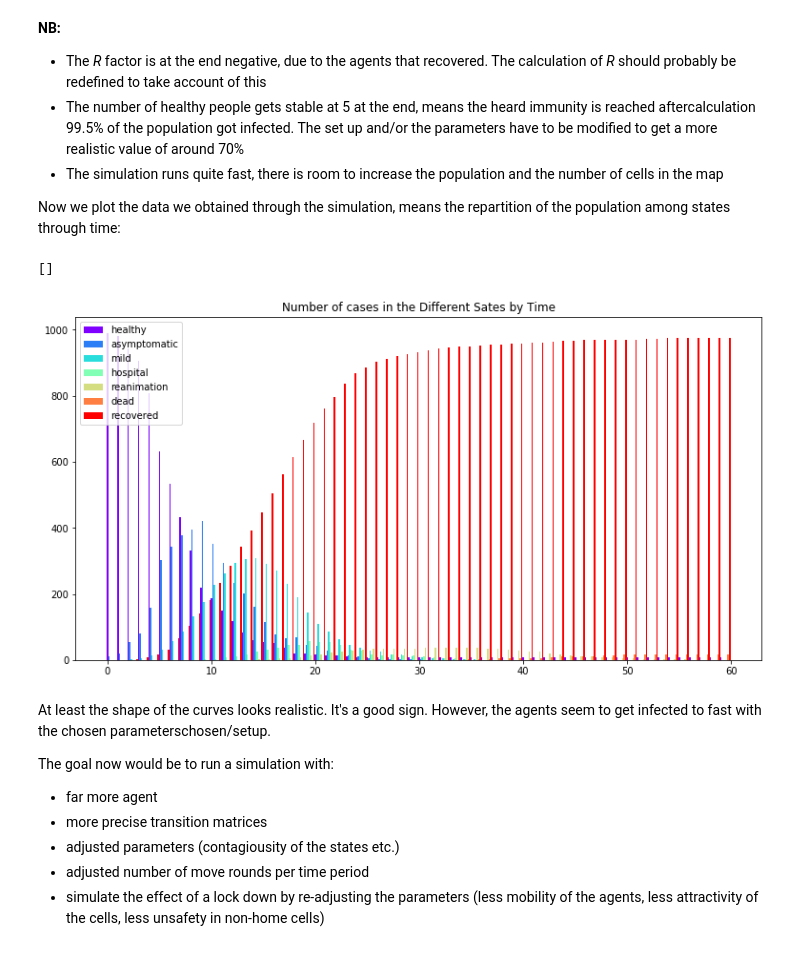
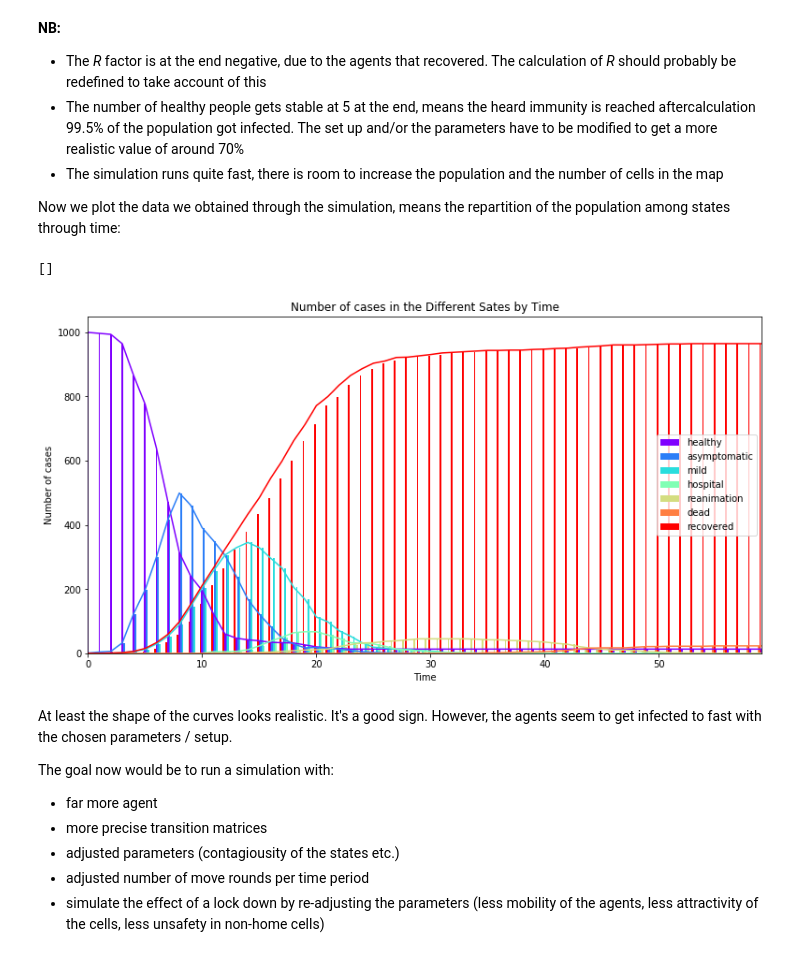
Before and after one commit to parcoor/py-propagsim, a Jupyter notebook: toy_simulation.ipynb, the cells around one changed output. Cells and saved outputs as stored; diff of their text form; code cells hidden in the pictures.

```diff
--- a/toy_simulation.ipynb
+++ b/toy_simulation.ipynb
@@ -246,28 +251,33 @@ Now we plot the data we obtained through the simulation, means the repartition o
 # %%
 rcParams['figure.figsize'] = [10, 5]
 
 
 states_names = [state.get_name() for state in states]
 X = array(list(periods_states.keys()))
 
 values = {state_name: [v.get('repartition').get(state_name) for v in periods_states.values()] for state_name in states_names}
 
 fig = plt.figure()
 ax = fig.add_axes([0,0,1,1])
 
 colors = cm.rainbow(linspace(0, 1, len(states_names)))
 delta = 1 / len(states_names)
 for i, state_name in enumerate(states_names):
     ax.bar(X + i * delta, values.get(state_name), color=colors[i], width=delta, label=state_name)
+    ax.plot(X, values.get(state_name), color=colors[i])
 
 ax.legend()
+ax.set_xlim((X.min(), X.max()))
+ax.set_xlabel('Time')
+ax.set_ylabel('Number of cases')
 ax.set_title('Number of cases in the Different Sates by Time')
+plt.savefig(os.path.join('img', 'nevolution.png'))
 plt.plot()
 # %% [output]
 []
-[figure, old version]
+[figure, new version]
 # %% [markdown]
-At least the shape of the curves looks realistic. It's a good sign. However, the agents seem to get infected to fast with the chosen parameterschosen/setup.
+At least the shape of the curves looks realistic. It's a good sign. However, the agents seem to get infected to fast with the chosen parameters / setup.
 
 The goal now would be to run a simulation with:
 * far more agent
```
Also changed, not shown: parts of 13 cells of this notebook.
